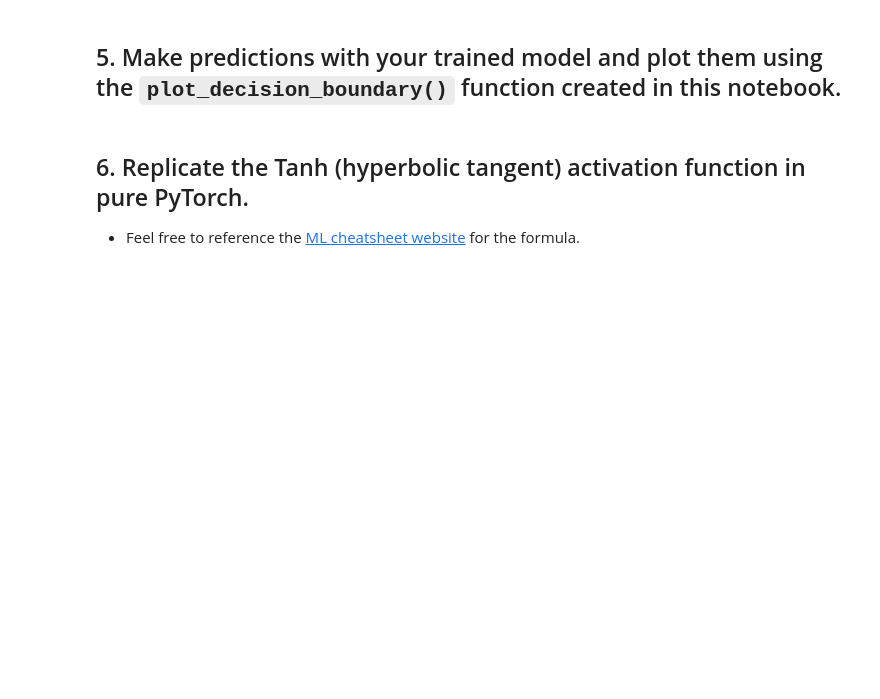
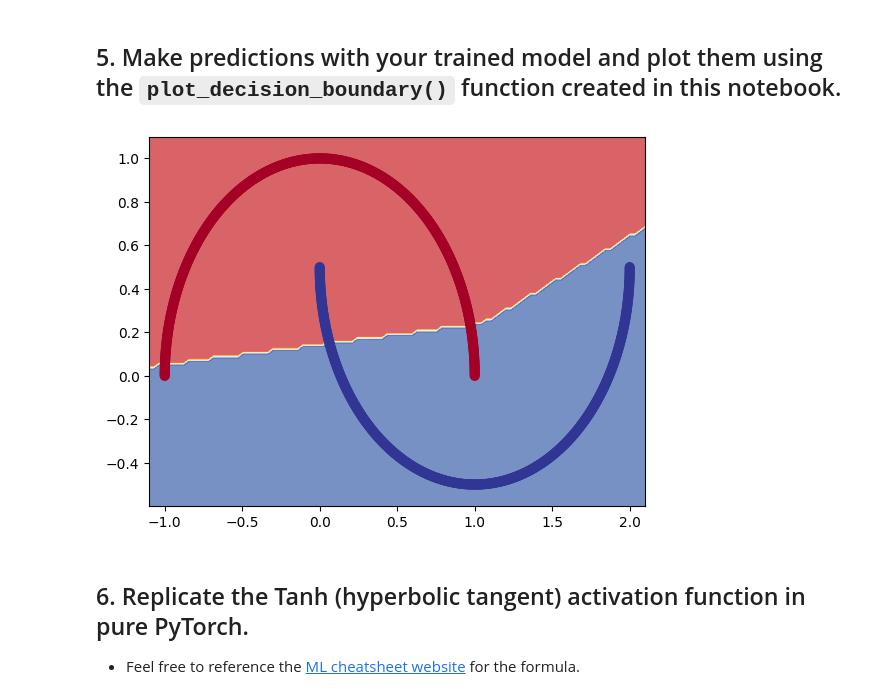
Before and after one commit to abdoemr11/pytorch, a Jupyter notebook: exercises/02_pytorch_classification_exercises.ipynb, the cells around one changed output. Cells and saved outputs as stored; diff of their text form; code cells hidden in the pictures; blank space fills up the shorter version.

```diff
--- a/exercises/02_pytorch_classification_exercises.ipynb
+++ b/exercises/02_pytorch_classification_exercises.ipynb
@@ -53,24 +79,34 @@ from torch import nn
 # Inherit from nn.Module to make a model capable of fitting the mooon data
 class MoonModelV0(nn.Module):
     ## Your code here ##
+    def __init__(self):
+        super().__init__()
+        self.l1 = nn.Linear(2, 10, dtype=torch.float)
+        self.l2 = nn.Linear(10, 1, dtype=torch.float)
+        self.l3 = nn.Linear(10, 10, dtype=torch.float)
+        self.non_linear = nn.ReLU()
 
     def forward(self, x):
         ## Your code here ##
-        return
+        return self.l2(self.non_linear(self.l1(x)))
 
 # Instantiate the model
 ## Your code here ##
+model1 = MoonModelV0()
 # %% [markdown]
 ## 3. Setup a binary classification compatible loss function and optimizer to use when training the model built in 2.
 # %%
 # Setup loss function
-
+loss_func = torch.nn.BCEWithLogitsLoss()
 # Setup optimizer to optimize model's parameters
+opt = torch.optim.SGD(model1.parameters(), lr = .01)
 # %% [markdown]
 ## 4. Create a training and testing loop to fit the model you created in 2 to the data you created in 1.
   * Do a forward pass of the model to see what's coming out in the form of logits, prediction probabilities and labels.
   * To measure model accuray, you can create your own accuracy function or use the accuracy function in [TorchMetrics](https://torchmetrics.readthedocs.io/en/latest/).
   * Train the model for long enough for it to reach over 96% accuracy.
   * The training loop should output progress every 10 epochs of the model's training and test set loss and accuracy.
+# %%
+X= X.type(torch.float)
 # %%
 # What's coming out of our model?
@@ -100,0 +154,4 @@ from torchmetrics import Accuracy
+# %%
+acc_fn = Accuracy(task="multiclass", num_classes=2) # send accuracy function to device
+print(y_crude_labels.squeeze().shape, y.shape)
+acc_fn(y_crude_labels.squeeze(), y)
@@ -189,6 +275,9 @@ def plot_decision_boundary(model, X, y):
     plt.ylim(yy.min(), yy.max())
 # %%
 # Plot decision boundaries for training and test sets
+plot_decision_boundary(model1, X, y)
+# %% [output]
+[figure, added]
 # %% [markdown]
 ## 6. Replicate the Tanh (hyperbolic tangent) activation function in pure PyTorch.
   * Feel free to reference the [ML cheatsheet website](https://ml-cheatsheet.readthedocs.io/en/latest/activation_functions.html#tanh) for the formula.
```
Also changed, not shown: parts of 23 cells of this notebook.
